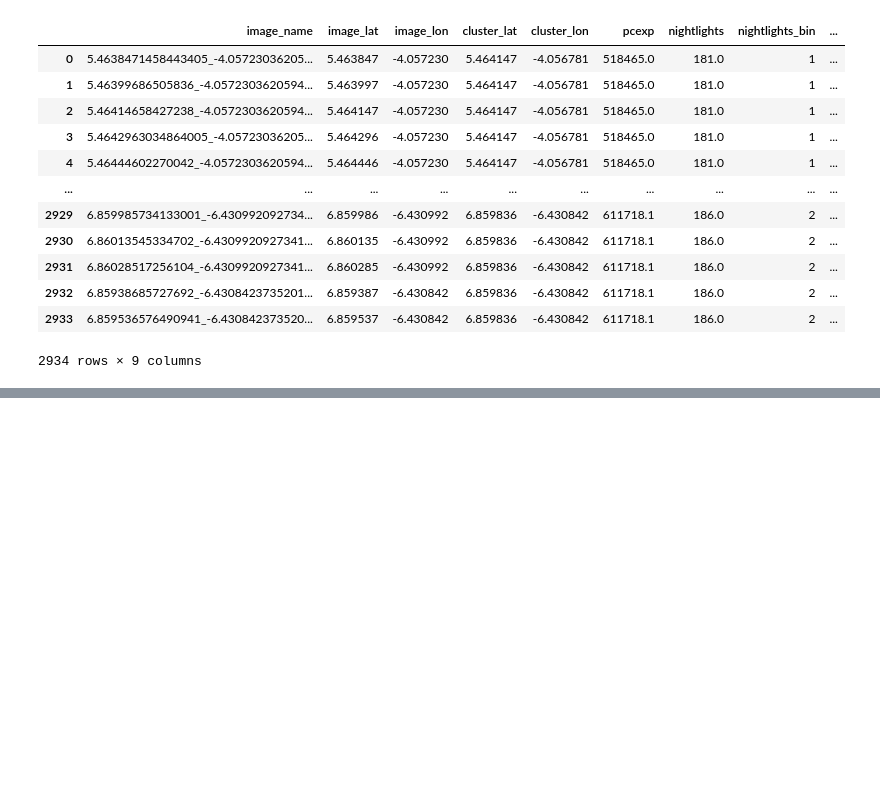
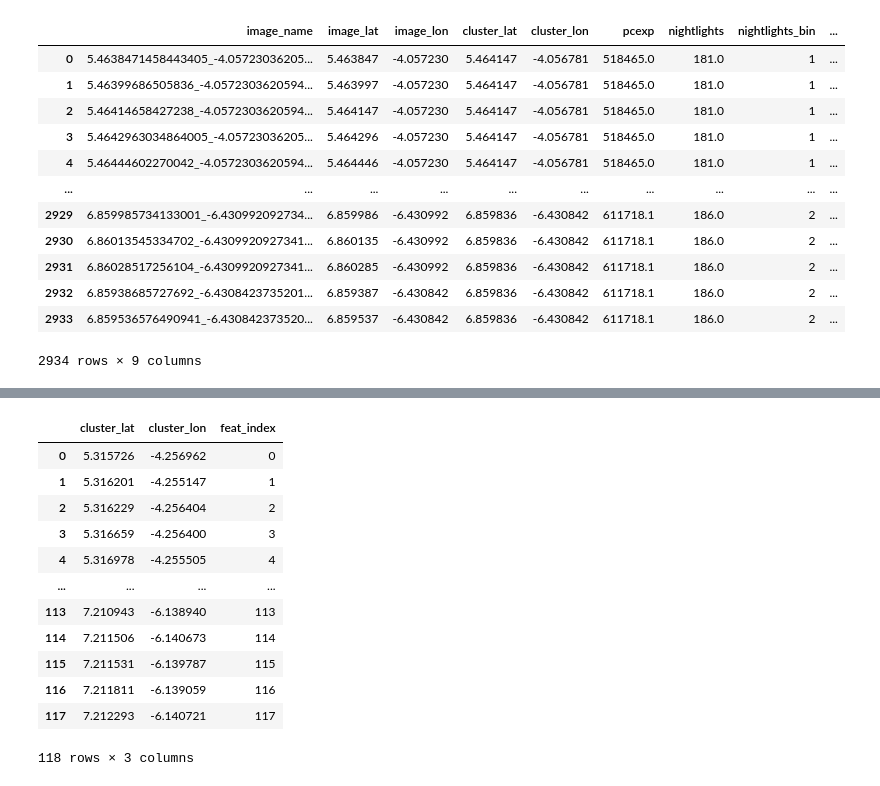
Before and after one commit to cae-ins/Estimation_Pauvrete_DeepLearning, a Jupyter notebook: Scripts/Etape_5_Estimation_Conso_Par_Tete.ipynb, the cells around one changed output, grey strips where cells are left out. Cells and saved outputs as stored; diff of their text form; code cells hidden in the pictures; blank space fills up the shorter version.

```diff
--- a/Scripts/Etape_5_Estimation_Conso_Par_Tete.ipynb
+++ b/Scripts/Etape_5_Estimation_Conso_Par_Tete.ipynb
@@ -165,0 +334,29 @@ def load_country(country='CIV_2018'):
+# %%
+import numpy as np
+import os
+import pandas as pd
+import pickle
+# Définition des chemins de base pour le projet
+BASE_DIR = 'C:/Users/d/Desktop/Programme du projet sur CNN pauvreté/'
+COUNTRIES_DIR = os.path.join(BASE_DIR, 'Data', 'countries')
+RESULTS_DIR = os.path.join(BASE_DIR, 'results')
+country_results_dir = os.path.join(RESULTS_DIR,'CIV_2018', 'cnn')
+#df_clusters = pd.read_csv(os.path.join(BASE_DIR,'Data','Processed',"image_download_actual.csv"))
+cluster_list1 = pickle.load(open(os.path.join(country_results_dir, 'cluster_order.pkl'), 'rb'))
+cluster_list1 = pd.DataFrame.from_records(cluster_list1, columns=['cluster_lat', 'cluster_lon'])
+cluster_list1['feat_index'] = np.arange(len(cluster_list1))
+cluster_list1
+# %% [output]
+|  | cluster_lat | cluster_lon | feat_index |
+| 0 | 5.315726 | -4.256962 | 0 |
+| 1 | 5.316201 | -4.255147 | 1 |
+| 2 | 5.316229 | -4.256404 | 2 |
+| 3 | 5.316659 | -4.256400 | 3 |
+| 4 | 5.316978 | -4.255505 | 4 |
+| ... | ... | ... | ... |
+| 113 | 7.210943 | -6.138940 | 113 |
+| 114 | 7.211506 | -6.140673 | 114 |
+| 115 | 7.211531 | -6.139787 | 115 |
+| 116 | 7.211811 | -6.139059 | 116 |
+| 117 | 7.212293 | -6.140721 | 117 |
+118 rows × 3 columns
```
Also changed, not shown: parts of 38 cells of this notebook.
